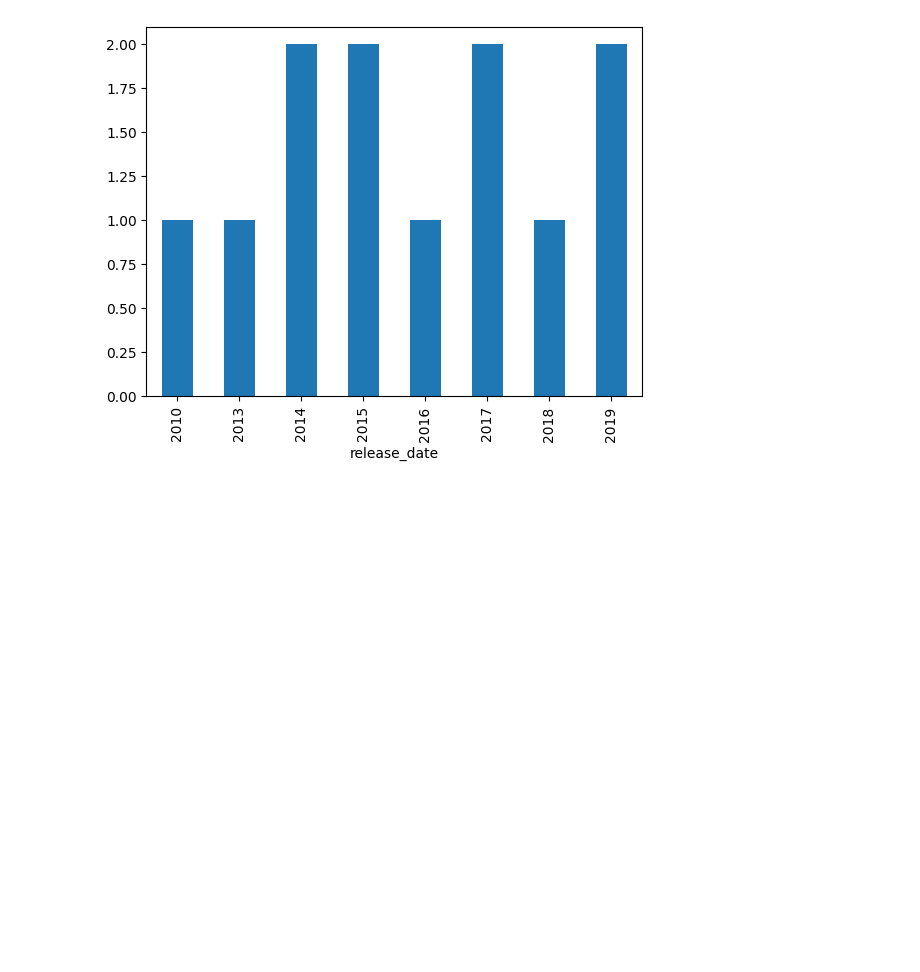
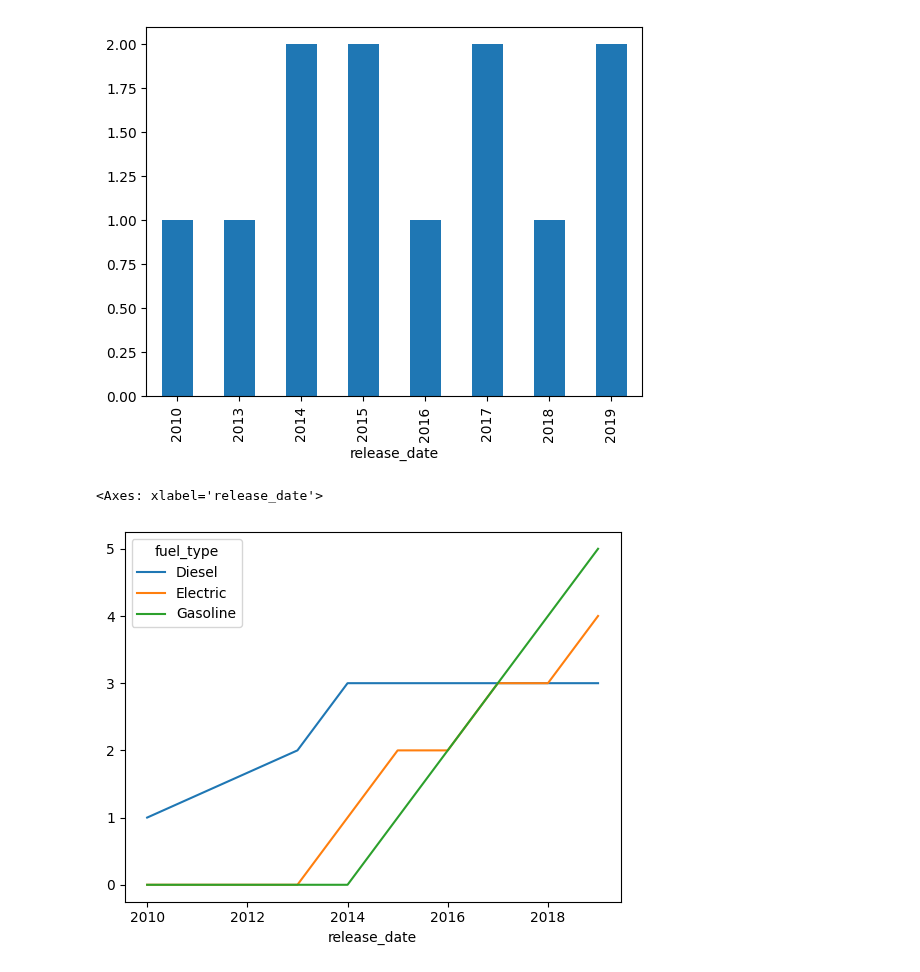
Before and after one commit to glag2/glag2-Internship-Case-2024-DEC, a Jupyter notebook: [STEP 2.1] Cars EDA.ipynb, the cells around one changed output. Cells and saved outputs as stored; diff of their text form; code cells hidden in the pictures; blank space fills up the shorter version.

```diff
--- a/[STEP 2.1] Cars EDA.ipynb
+++ b/[STEP 2.1] Cars EDA.ipynb
@@ -20,3 +69,9 @@ cars['release_date'].dt.year.value_counts().sort_index().plot(kind='bar')
 # %% [output]
 <Axes: xlabel='release_date'>
 [figure]
+# %%
+# plot the number of fuel types for each year of release date by summing the values forward
+cars.groupby([cars['release_date'].dt.year, 'fuel_type']).size().unstack().fillna(0).cumsum().plot()
+# %% [output]
+<Axes: xlabel='release_date'>
+[figure, added]
```
Also changed, not shown: parts of 21 cells of this notebook, 7 other files.
